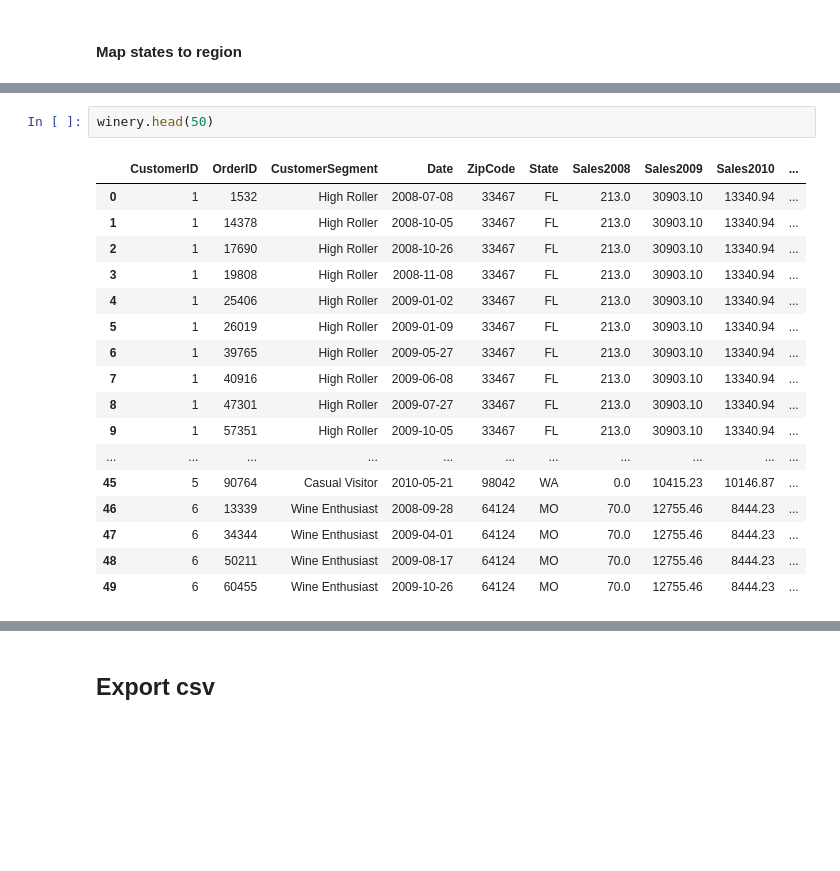
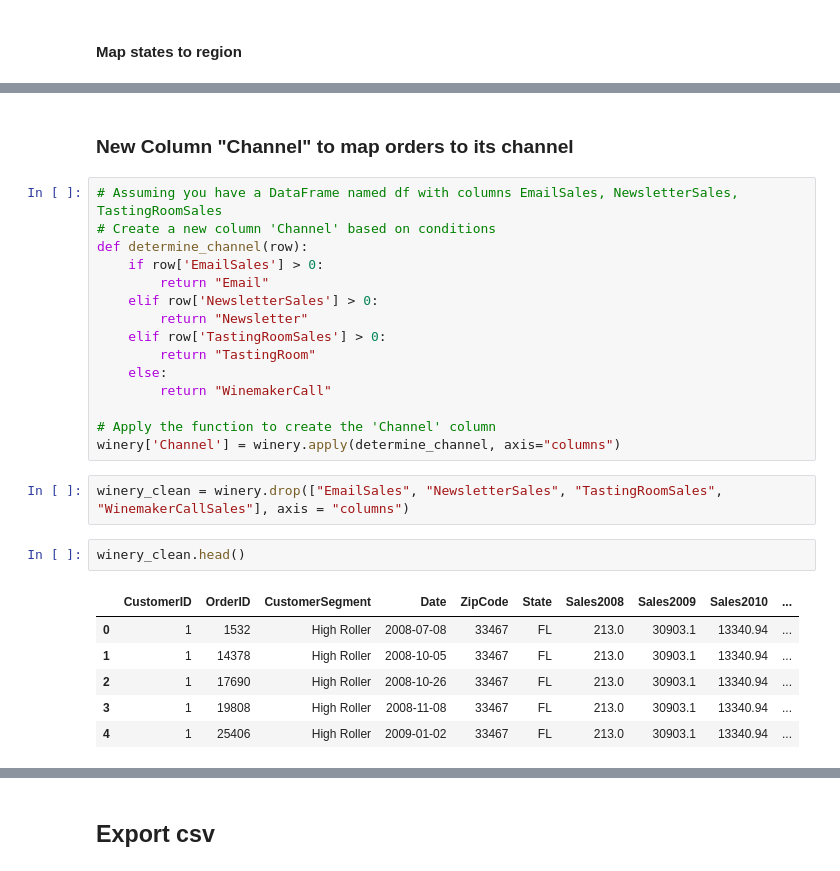
Before and after one commit to hobbeskocha/winery-and-you, a Jupyter notebook: src/1_data_cleaning.ipynb, the cells around one changed output, grey strips where cells are left out. Drawn from its saved outputs; the diff is of its cells as text; blank space fills up the shorter version.

```diff
--- a/src/1_data_cleaning.ipynb
+++ b/src/1_data_cleaning.ipynb
@@ -313,20 +298,28 @@ winery.tail(50)[["CustomerID", "OrderID", "Date", "YearAcquired", "EmailSubscr",
-# %%
-winery.head(50)
-# %% [output]
-|  | CustomerID | OrderID | CustomerSegment | Date | ZipCode | State | Sales2008 | Sales2009 | Sales2010 | ... |
-| 0 | 1 | 1532 | High Roller | 2008-07-08 | 33467 | FL | 213.0 | 30903.10 | 13340.94 | ... |
-| 1 | 1 | 14378 | High Roller | 2008-10-05 | 33467 | FL | 213.0 | 30903.10 | 13340.94 | ... |
-| 2 | 1 | 17690 | High Roller | 2008-10-26 | 33467 | FL | 213.0 | 30903.10 | 13340.94 | ... |
-| 3 | 1 | 19808 | High Roller | 2008-11-08 | 33467 | FL | 213.0 | 30903.10 | 13340.94 | ... |
-| 4 | 1 | 25406 | High Roller | 2009-01-02 | 33467 | FL | 213.0 | 30903.10 | 13340.94 | ... |
-| 5 | 1 | 26019 | High Roller | 2009-01-09 | 33467 | FL | 213.0 | 30903.10 | 13340.94 | ... |
-| 6 | 1 | 39765 | High Roller | 2009-05-27 | 33467 | FL | 213.0 | 30903.10 | 13340.94 | ... |
-| 7 | 1 | 40916 | High Roller | 2009-06-08 | 33467 | FL | 213.0 | 30903.10 | 13340.94 | ... |
-| 8 | 1 | 47301 | High Roller | 2009-07-27 | 33467 | FL | 213.0 | 30903.10 | 13340.94 | ... |
-| 9 | 1 | 57351 | High Roller | 2009-10-05 | 33467 | FL | 213.0 | 30903.10 | 13340.94 | ... |
-| ... | ... | ... | ... | ... | ... | ... | ... | ... | ... | ... |
-| 45 | 5 | 90764 | Casual Visitor | 2010-05-21 | 98042 | WA | 0.0 | 10415.23 | 10146.87 | ... |
-| 46 | 6 | 13339 | Wine Enthusiast | 2008-09-28 | 64124 | MO | 70.0 | 12755.46 | 8444.23 | ... |
-| 47 | 6 | 34344 | Wine Enthusiast | 2009-04-01 | 64124 | MO | 70.0 | 12755.46 | 8444.23 | ... |
-| 48 | 6 | 50211 | Wine Enthusiast | 2009-08-17 | 64124 | MO | 70.0 | 12755.46 | 8444.23 | ... |
-| 49 | 6 | 60455 | Wine Enthusiast | 2009-10-26 | 64124 | MO | 70.0 | 12755.46 | 8444.23 | ... |
+# %% [markdown]
+### New Column "Channel" to map orders to its channel
+# %%
+# Assuming you have a DataFrame named df with columns EmailSales, NewsletterSales, TastingRoomSales
+# Create a new column 'Channel' based on conditions
+def determine_channel(row):
+    if row['EmailSales'] > 0:
+        return "Email"
+    elif row['NewsletterSales'] > 0:
+        return "Newsletter"
+    elif row['TastingRoomSales'] > 0:
+        return "TastingRoom"
+    else:
+        return "WinemakerCall"
+
+# Apply the function to create the 'Channel' column
+winery['Channel'] = winery.apply(determine_channel, axis="columns")
+# %%
+winery_clean = winery.drop(["EmailSales", "NewsletterSales", "TastingRoomSales", "WinemakerCallSales"], axis = "columns")
+# %%
+winery_clean.head()
+# %% [output]
+|  | CustomerID | OrderID | CustomerSegment | Date | ZipCode | State | Sales2008 | Sales2009 | Sales2010 | ... |
+| 0 | 1 | 1532 | High Roller | 2008-07-08 | 33467 | FL | 213.0 | 30903.1 | 13340.94 | ... |
+| 1 | 1 | 14378 | High Roller | 2008-10-05 | 33467 | FL | 213.0 | 30903.1 | 13340.94 | ... |
+| 2 | 1 | 17690 | High Roller | 2008-10-26 | 33467 | FL | 213.0 | 30903.1 | 13340.94 | ... |
+| 3 | 1 | 19808 | High Roller | 2008-11-08 | 33467 | FL | 213.0 | 30903.1 | 13340.94 | ... |
+| 4 | 1 | 25406 | High Roller | 2009-01-02 | 33467 | FL | 213.0 | 30903.1 | 13340.94 | ... |
```
Also changed, not shown: parts of 10 cells of this notebook, 3 other files.
